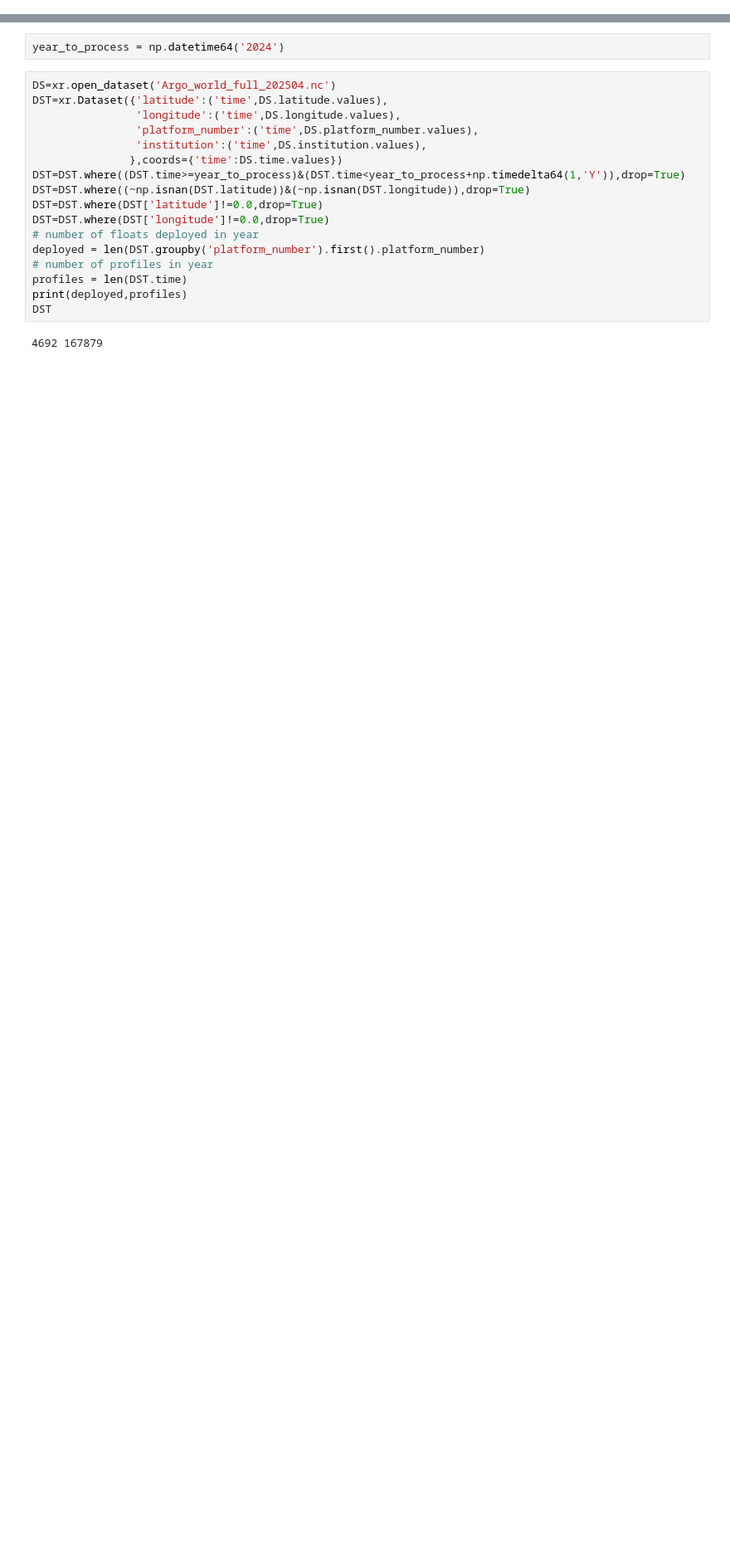
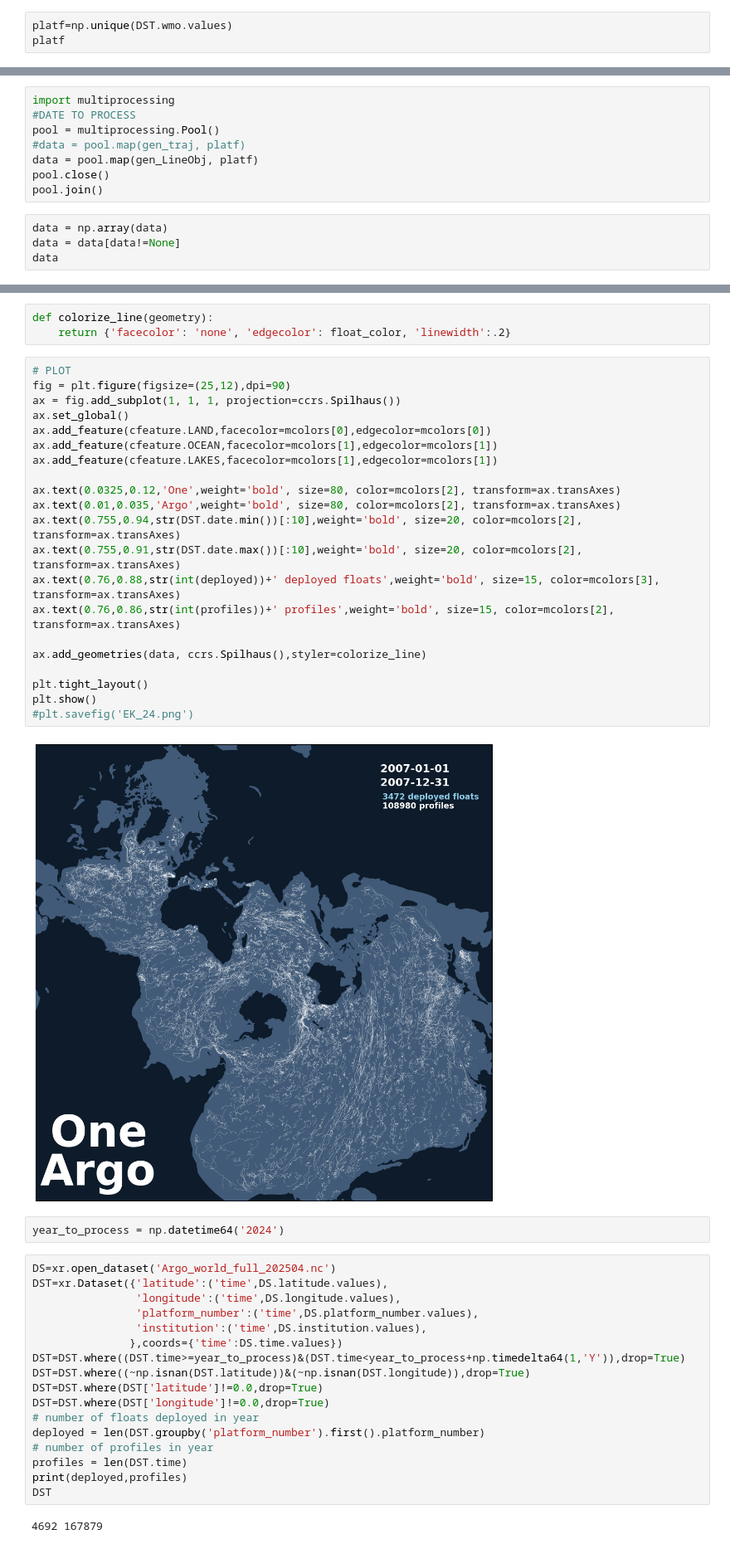
Before and after one commit to quai20/OneOceanArgo, a Jupyter notebook: OneArgoPoster_Spilhauss.ipynb, the cells around one changed output, grey strips where cells are left out. Shown at 83% size. Saved outputs shown, nothing was run; the diff lists cells and outputs as text; blank space fills up the shorter version.

```diff
--- a/OneArgoPoster_Spilhauss.ipynb
+++ b/OneArgoPoster_Spilhauss.ipynb
@@ -21,0 +72,3 @@ float_color = [255./255,255./255,255./255]
+# %%
+platf=np.unique(DST.wmo.values)
+platf
@@ -21,0 +92,12 @@ float_color = [255./255,255./255,255./255]
+# %%
+import multiprocessing
+#DATE TO PROCESS
+pool = multiprocessing.Pool()
+#data = pool.map(gen_traj, platf)
+data = pool.map(gen_LineObj, platf)
+pool.close()
+pool.join()
+# %%
+data = np.array(data)
+data = data[data!=None]
+data
@@ -22,3 +113,29 @@ float_color = [255./255,255./255,255./255]
+# %%
+def colorize_line(geometry):
+    return {'facecolor': 'none', 'edgecolor': float_color, 'linewidth':.2}
+# %%
+# PLOT
+fig = plt.figure(figsize=(25,12),dpi=90)
+ax = fig.add_subplot(1, 1, 1, projection=ccrs.Spilhaus())
+ax.set_global()
+ax.add_feature(cfeature.LAND,facecolor=mcolors[0],edgecolor=mcolors[0])
+ax.add_feature(cfeature.OCEAN,facecolor=mcolors[1],edgecolor=mcolors[1])
+ax.add_feature(cfeature.LAKES,facecolor=mcolors[1],edgecolor=mcolors[1])
+
+ax.text(0.0325,0.12,'One',weight='bold', size=80, color=mcolors[2], transform=ax.transAxes)
+ax.text(0.01,0.035,'Argo',weight='bold', size=80, color=mcolors[2], transform=ax.transAxes)
+ax.text(0.755,0.94,str(DST.date.min())[:10],weight='bold', size=20, color=mcolors[2], transform=ax.transAxes)
+ax.text(0.755,0.91,str(DST.date.max())[:10],weight='bold', size=20, color=mcolors[2], transform=ax.transAxes)
+ax.text(0.76,0.88,str(int(deployed))+' deployed floats',weight='bold', size=15, color=mcolors[3], transform=ax.transAxes)
+ax.text(0.76,0.86,str(int(profiles))+' profiles',weight='bold', size=15, color=mcolors[2], transform=ax.transAxes)
+
+ax.add_geometries(data, ccrs.Spilhaus(),styler=colorize_line)
+
+plt.tight_layout()
+plt.show()
+#plt.savefig('EK_24.png')
+# %% [output]
+[figure, added]
 # %%
 year_to_process = np.datetime64('2024')
 # %%
```
Also changed, not shown: parts of 10 cells of this notebook, 8 other files.
